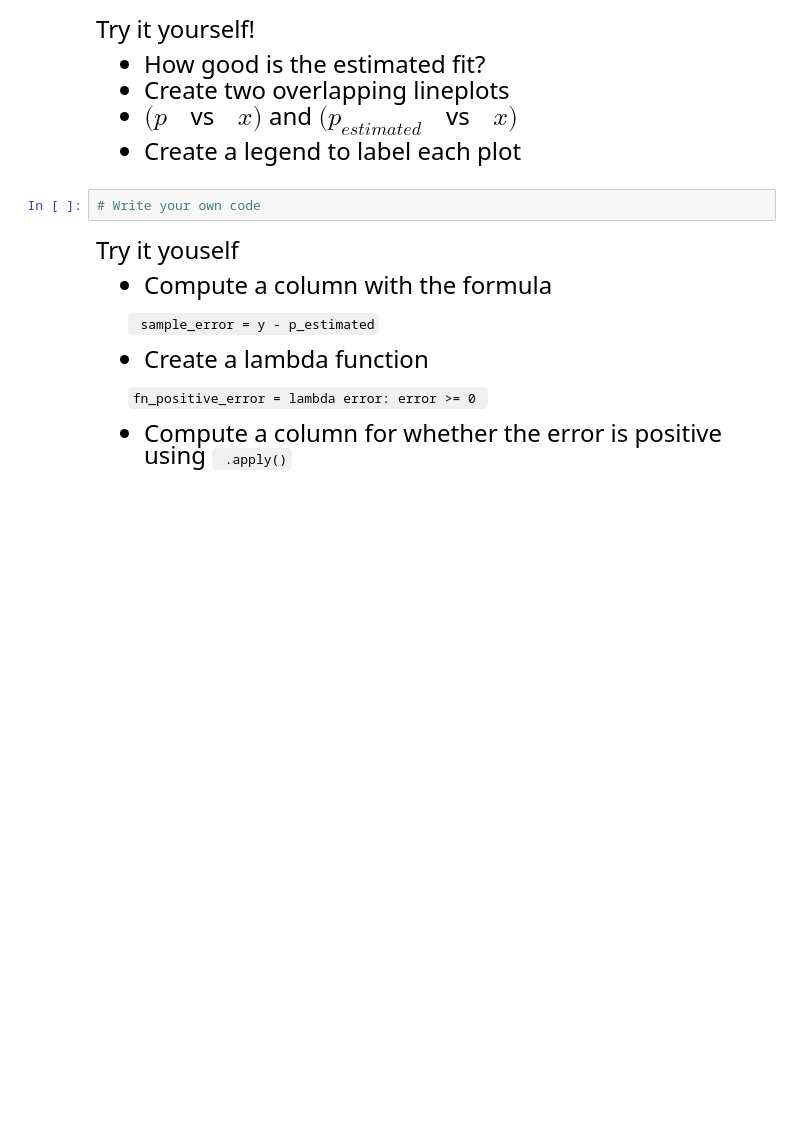
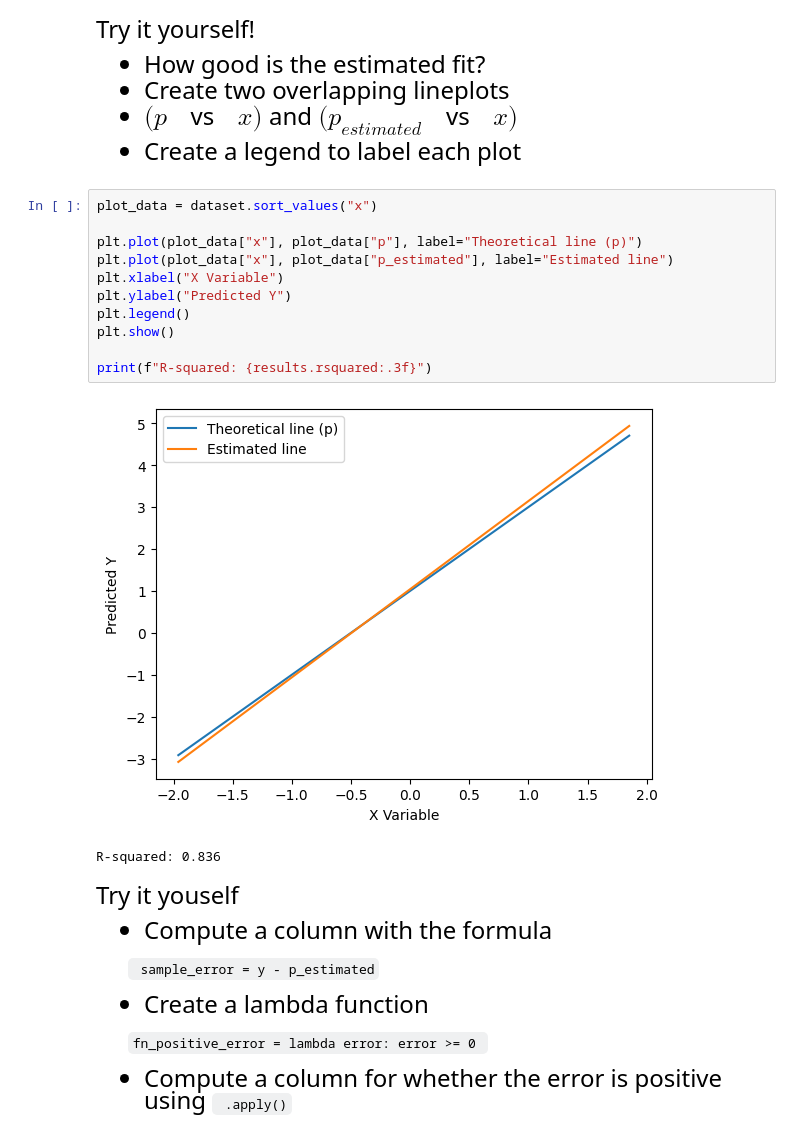
Before and after one commit to apastor03/datasci530fall2026, a Jupyter notebook: Lecture 10/lecture_10a - Linear Regression.ipynb, the cells around one changed output. Cells and saved outputs as stored; diff of their text form; blank space fills up the shorter version.

```diff
--- a/Lecture 10/lecture_10a - Linear Regression.ipynb
+++ b/Lecture 10/lecture_10a - Linear Regression.ipynb
@@ -203,8 +217,20 @@ Try it yourself!
 - Create two overlapping lineplots
 - $(p \text{ }$ vs $\text{ } x)$ and $(p_{estimated} \text{ }$ vs $\text{ } x)$
 - Create a legend to label each plot
-# %%
-# Write your own code
+# %%
+plot_data = dataset.sort_values("x")
+
+plt.plot(plot_data["x"], plot_data["p"], label="Theoretical line (p)")
+plt.plot(plot_data["x"], plot_data["p_estimated"], label="Estimated line")
+plt.xlabel("X Variable")
+plt.ylabel("Predicted Y")
+plt.legend()
+plt.show()
+
+print(f"R-squared: {results.rsquared:.3f}")
+# %% [output]
+[figure, added]
+R-squared: 0.836
 # %% [markdown]
 <font size = "5">
 
```
Also changed, not shown: parts of 8 cells of this notebook, 20 other files.
